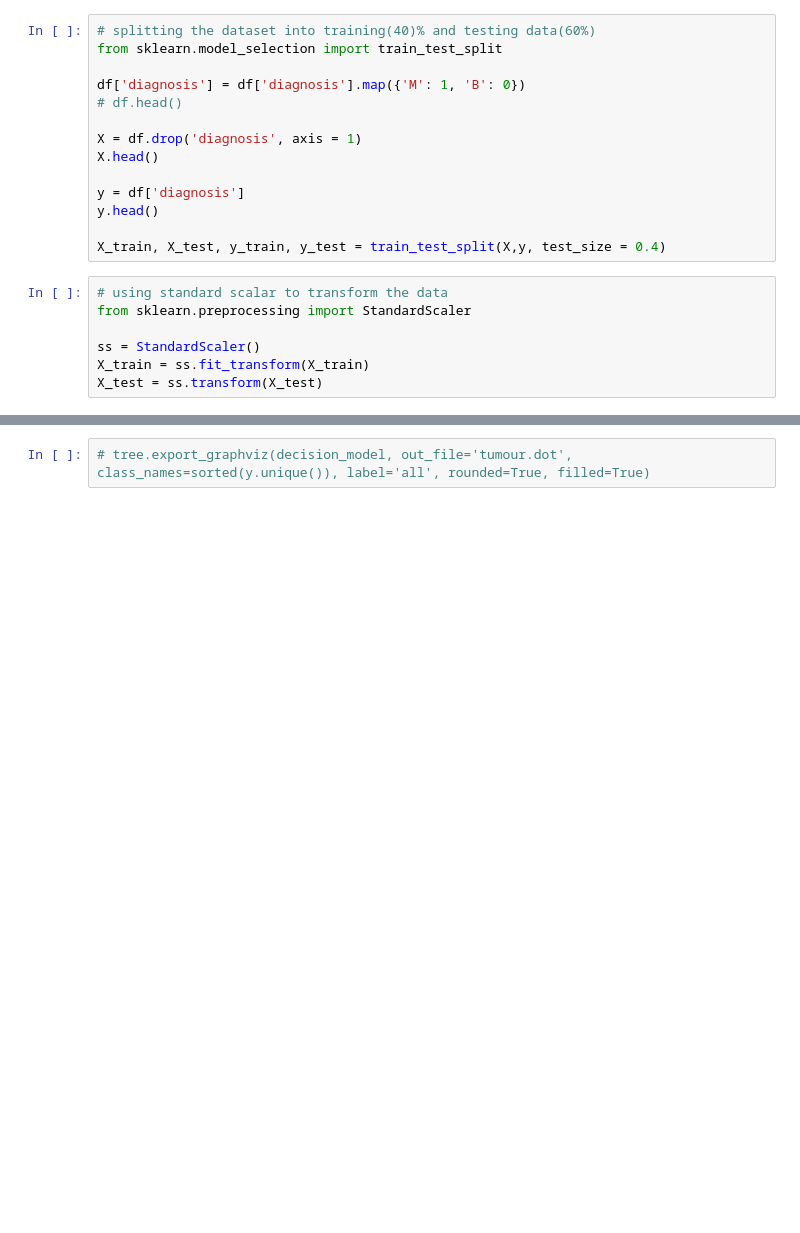
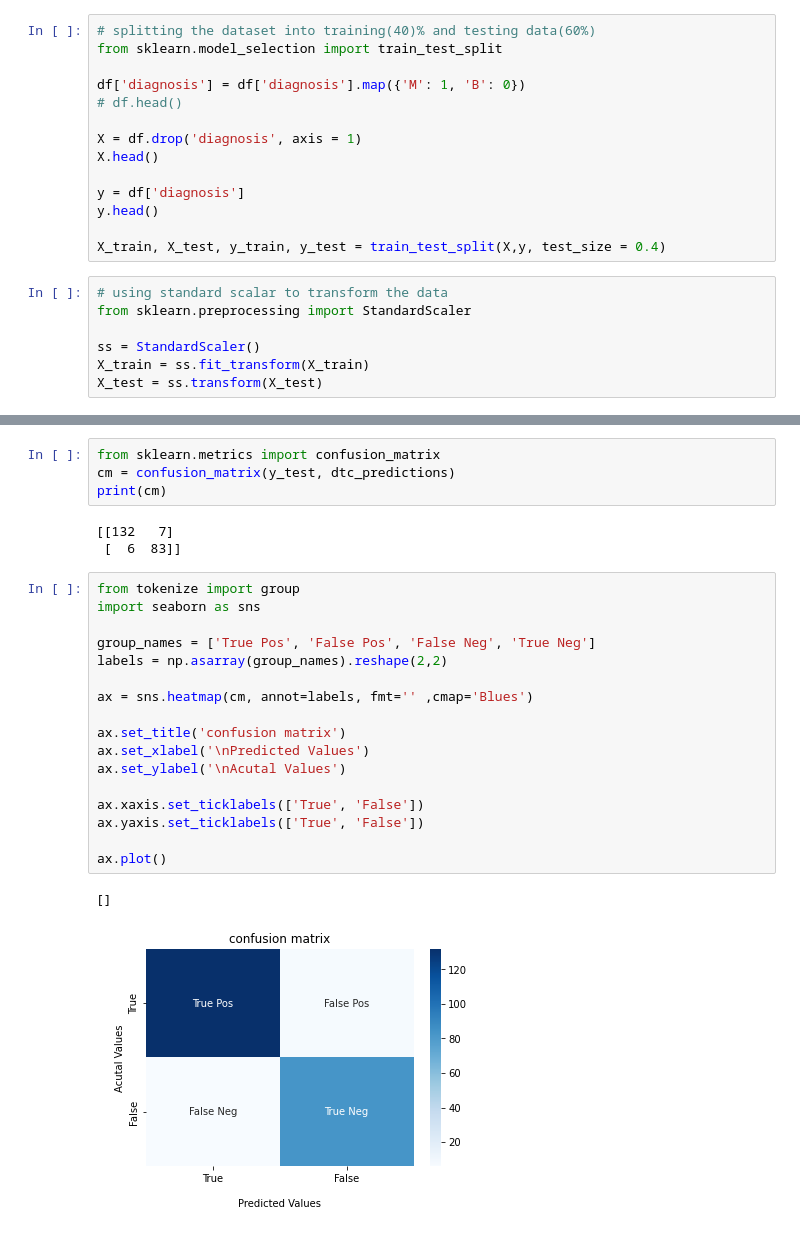
Before and after one commit to Tetrakistfs/Classification-of-Datasets, a Jupyter notebook: Brain-Tumor/Tumor-detection.ipynb, the cells around one changed output, grey strips where cells are left out. Saved outputs shown, nothing was run; the diff lists cells and outputs as text; blank space fills up the shorter version.

```diff
--- a/Brain-Tumor/Tumor-detection.ipynb
+++ b/Brain-Tumor/Tumor-detection.ipynb
@@ -159,2 +151,27 @@ score
-# %%
-# tree.export_graphviz(decision_model, out_file='tumour.dot', class_names=sorted(y.unique()), label='all', rounded=True, filled=True)
+# %%
+from sklearn.metrics import confusion_matrix
+cm = confusion_matrix(y_test, dtc_predictions)
+print(cm)
+# %% [output]
+[[132   7]
+ [  6  83]]
+# %%
+from tokenize import group
+import seaborn as sns
+
+group_names = ['True Pos', 'False Pos', 'False Neg', 'True Neg']
+labels = np.asarray(group_names).reshape(2,2)
+
+ax = sns.heatmap(cm, annot=labels, fmt='' ,cmap='Blues')
+
+ax.set_title('confusion matrix')
+ax.set_xlabel('\nPredicted Values')
+ax.set_ylabel('\nAcutal Values')
+
+ax.xaxis.set_ticklabels(['True', 'False'])
+ax.yaxis.set_ticklabels(['True', 'False'])
+
+ax.plot()
+# %% [output]
+[]
+[figure, added]
```
Also changed, not shown: parts of 3 cells of this notebook, 5 other files.
